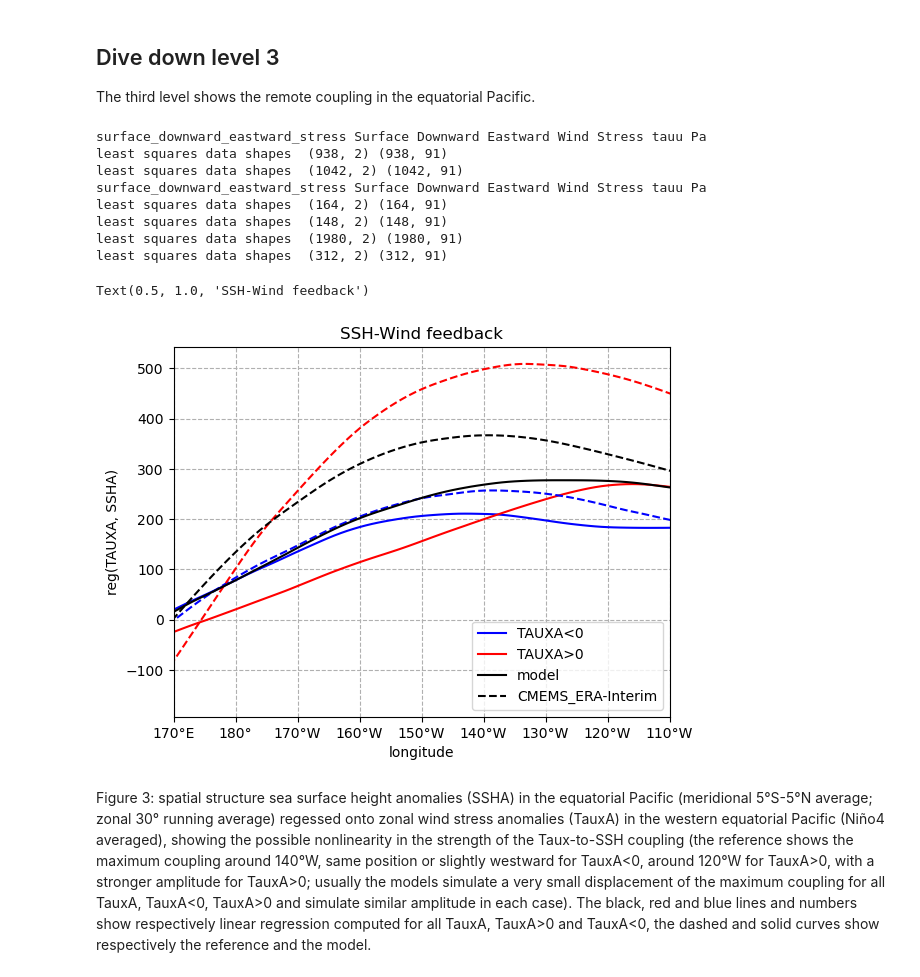
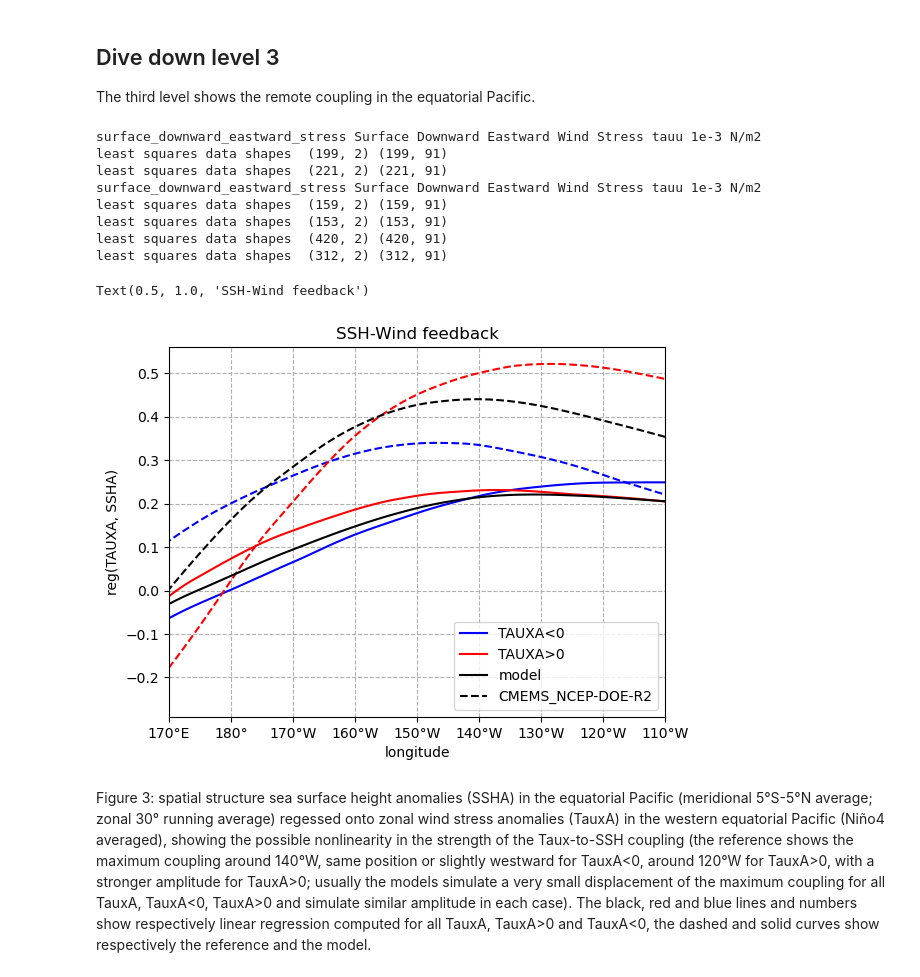
Before and after one commit to ACCESS-NRI/ACCESS-ENSO-recipes, a Jupyter notebook: 21-Taux_SSH_feedback.ipynb, the cells around one changed output. Cells and saved outputs as stored; diff of their text form; code cells hidden in the pictures.

```diff
--- a/21-Taux_SSH_feedback.ipynb
+++ b/21-Taux_SSH_feedback.ipynb
@@ -95,10 +101,10 @@ import scipy.stats
 def ssh_east(cube):
     nino3_region = {"start_longitude": 210., "end_longitude": 270., "start_latitude": -5., "end_latitude": 5.}
     # cube = extract_time(cube, start_year=1979, end_year=2000, start_month=1, end_month=12, start_day=1, end_day=31)
-    cube = regrid(cube, target_grid="1x1", scheme="linear")
+    cube = regrid(cube, target_grid="1x1", scheme="linear") # helps with obs resolution
     cube = convert_units(cube, units="cm")
-    cube = mask_landsea(cube, mask_out="land") #irregular
-    cube = anomalies(cube, period="full")
+    # cube = mask_landsea(cube, mask_out="land")
+    cube = anomalies(cube, period="monthly")
     cube = detrend(cube, dimension="time", method="linear")
     cube = extract_region(cube, **nino3_region)
     cube = area_statistics(cube,operator='mean')
@@ -109,11 +115,11 @@ def ssh_east(cube):
 def taux_west(cube):
     region = {"start_longitude": 160., "end_longitude": 210., "start_latitude": -5., "end_latitude": 5.}
     # cube = extract_time(cube, start_year=1979, end_year=2000, start_month=1, end_month=12, start_day=1, end_day=31)
-    # cube = regrid(cube, target_grid="1x1", scheme="linear")
+    # cube = regrid(cube, target_grid="1x1", scheme="linear") #not req
     cube = convert_units(cube, units="1e-3 N/m2")
     cube = mask_landsea(cube, mask_out="land")
-    cube = anomalies(cube, period="full")
-    cube = detrend(cube, dimension="time", method="linear") # Create NaN for some reasons
+    cube = anomalies(cube, period="monthly")
+    cube = detrend(cube, dimension="time", method="linear")
     cube = extract_region(cube, **region)
     cube = area_statistics(cube,operator='mean')
     return cube
@@ -132,3 +138,14 @@ def linreg_1d(a_cube, b_cube):
     coefs, _, _, _ = np.linalg.lstsq(B_with_intercept, a_cube.data, rcond=None)
     slope, intercept = coefs[0], coefs[1]
     return slope, intercept
+# %%
+# linreg_1d(obs_zos_prep["CMEMS"], obs_tauu_prep["NCEP-DOE-R2"])
+B_data = obs_tauu_prep["NCEP-DOE-R2"].data
+# model_tauu_prep["ACCESS-ESM1-5"].data
+B_intercept = np.vstack([B_data, np.ones_like(B_data)]).T
+
+a_data = obs_zos_prep["CMEMS"].data #449173500000.0 mean
+model_ssh_prep["ACCESS-ESM1-5"].core_data()
+
+coefs, _, _, _ = np.linalg.lstsq(B_intercept, a_data)
+coefs
@@ -251,10 +279,9 @@ from esmvalcore.preprocessor import mask_above_threshold, mask_below_threshold
 def taua_nino4(cube):
     nino4_region = {"start_longitude": 160., "end_longitude": 210., "start_latitude": -5., "end_latitude": 5.}
     # cube = extract_time(cube, start_year=1979, end_year=2000, start_month=1, end_month=12, start_day=1, end_day=31)
-    cube = regrid(cube, target_grid="1x1", scheme="linear")
-    # cube = convert_units(cube, units="degC")
-    cube = mask_landsea(cube, mask_out="land") #irregular
-    cube = anomalies(cube, period="full")
+    # cube = regrid(cube, target_grid="1x1", scheme="linear")
+    cube = mask_landsea(cube, mask_out="land")
+    cube = anomalies(cube, period="monthly")
     cube = detrend(cube, dimension="time", method="linear")
     cube = extract_region(cube, **nino4_region)
     cube = area_statistics(cube,operator='mean')
@@ -265,13 +292,12 @@ def ssh_eqp(cube):
     cube = regrid(cube, target_grid="1x1", scheme="linear")
     cube = convert_units(cube, units="cm")
     cube = mask_landsea(cube, mask_out="land")
-    cube = anomalies(cube, period="full")
+    cube = anomalies(cube, period="monthly")
     cube = detrend(cube, dimension="time", method="linear") # Create NaN for some reasons
     cube = extract_region(cube, **region)
     cube = meridional_statistics(cube,operator='mean')
     cube = rolling_window_statistics(cube, coordinate='longitude',operator='mean',window_length=30)
     return cube
-#lin_regress
 # %%
 model_zos = {name: ssh_eqp(dataset) for name, dataset in model_ssh_datasets.items()}
 model_tauu = {name: taua_nino4(dataset) for name, dataset in model_tauu.items()}
@@ -329,38 +355,38 @@ def format_longitude(x, pos):
 # %%
 
 neg, pos = feedback_nonlin(model_tauu["ACCESS-ESM1-5"], model_zos["ACCESS-ESM1-5"])
 
 qplt.plot(neg, color='blue', linestyle='solid', label='TAUXA<0')
 qplt.plot(pos, color='red', linestyle='solid', label='TAUXA>0')
 
-neg, pos = feedback_nonlin(obs_tauu["ERA-Interim"], obs_zos["CMEMS"])
+neg, pos = feedback_nonlin(obs_tauu["NCEP-DOE-R2"], obs_zos["CMEMS"])
 qplt.plot(neg, color='blue', linestyle='--')
 qplt.plot(pos, color='red', linestyle='--')
 
 cb = lin_regress_matrix(model_zos["ACCESS-ESM1-5"], model_tauu["ACCESS-ESM1-5"])
 
 qplt.plot(cb, color='black', linestyle='solid', label='model')
 
-cb2 = lin_regress_matrix(obs_zos["CMEMS"], obs_tauu["ERA-Interim"])
-qplt.plot(cb2, color='black', linestyle='--', label='CMEMS_ERA-Interim')
+cb2 = lin_regress_matrix(obs_zos["CMEMS"], obs_tauu["NCEP-DOE-R2"])
+qplt.plot(cb2, color='black', linestyle='--', label='CMEMS_NCEP-DOE-R2')
 
 plt.xlim(170, 250)
 plt.xlabel('longitude')
 plt.ylabel('reg(TAUXA, SSHA)')
 plt.grid(linestyle='--')
 plt.gca().xaxis.set_major_formatter(plt.FuncFormatter(format_longitude))
 plt.legend()
 plt.title("SSH-Wind feedback")
 # %% [output]
-surface_downward_eastward_stress Surface Downward Eastward Wind Stress tauu Pa
-least squares data shapes  (938, 2) (938, 91)
-least squares data shapes  (1042, 2) (1042, 91)
-surface_downward_eastward_stress Surface Downward Eastward Wind Stress tauu Pa
-least squares data shapes  (164, 2) (164, 91)
-least squares data shapes  (148, 2) (148, 91)
-least squares data shapes  (1980, 2) (1980, 91)
+surface_downward_eastward_stress Surface Downward Eastward Wind Stress tauu 1e-3 N/m2
+least squares data shapes  (199, 2) (199, 91)
+least squares data shapes  (221, 2) (221, 91)
+surface_downward_eastward_stress Surface Downward Eastward Wind Stress tauu 1e-3 N/m2
+least squares data shapes  (159, 2) (159, 91)
+least squares data shapes  (153, 2) (153, 91)
+least squares data shapes  (420, 2) (420, 91)
 least squares data shapes  (312, 2) (312, 91)
 Text(0.5, 1.0, 'SSH-Wind feedback')
-[figure, old version]
+[figure, new version]
 # %% [markdown]
 Figure 3: spatial structure sea surface height anomalies (SSHA) in the equatorial Pacific (meridional 5°S-5°N average; zonal 30° running average) regessed onto zonal wind stress anomalies (TauxA) in the western equatorial Pacific (Niño4 averaged), showing the possible nonlinearity in the strength of the Taux-to-SSH coupling (the reference shows the maximum coupling around 140°W, same position or slightly westward for TauxA<0, around 120°W for TauxA>0, with a stronger amplitude for TauxA>0; usually the models simulate a very small displacement of the maximum coupling for all TauxA, TauxA<0, TauxA>0 and simulate similar amplitude in each case). The black, red and blue lines and numbers show respectively linear regression computed for all TauxA, TauxA>0 and TauxA<0, the dashed and solid curves show respectively the reference and the model.
```
Also changed, not shown: parts of 11 cells of this notebook.
